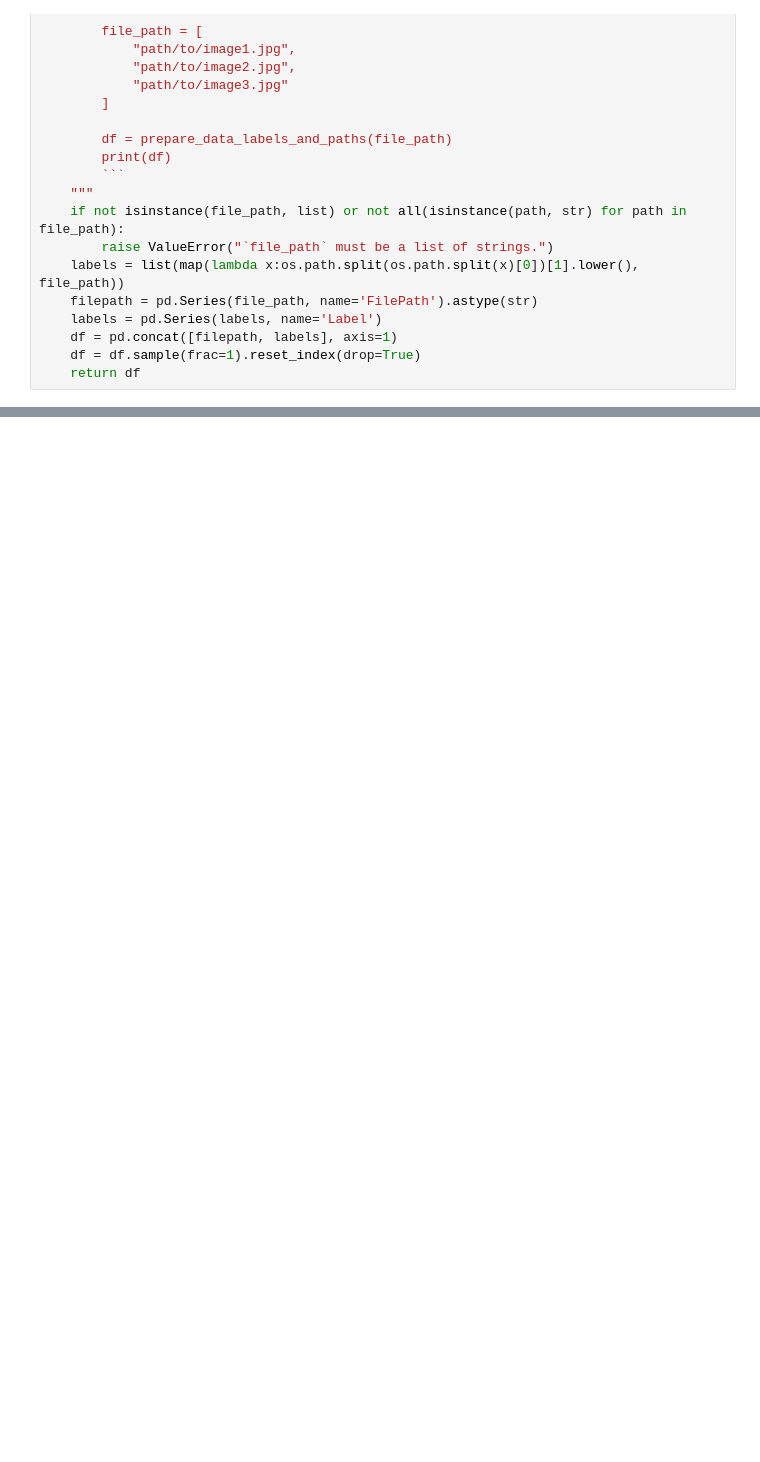
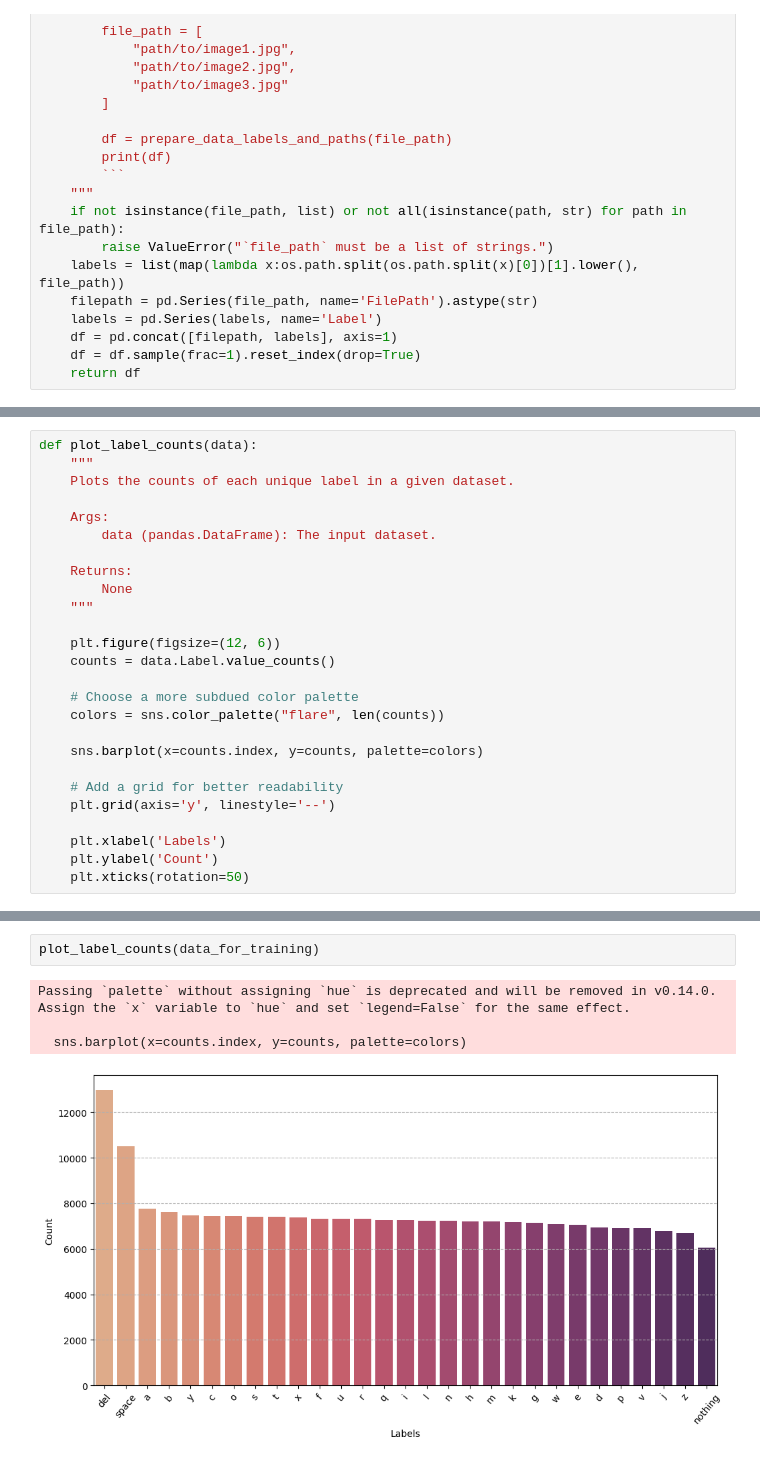
Before and after one commit to Mousa-mahmood-hilal/American_Sign_Language-, a Jupyter notebook: American_Sign_Language.ipynb, the cells around one changed output, grey strips where cells are left out. Saved outputs shown, nothing was run; the diff lists cells and outputs as text; blank space fills up the shorter version.

```diff
--- a/American_Sign_Language.ipynb
+++ b/American_Sign_Language.ipynb
@@ -132,0 +207,26 @@ len(data_for_training)
+# %%
+def plot_label_counts(data):
+    """
+    Plots the counts of each unique label in a given dataset.
+
+    Args:
+        data (pandas.DataFrame): The input dataset.
+
+    Returns:
+        None
+    """
+
+    plt.figure(figsize=(12, 6))
+    counts = data.Label.value_counts()
+
+    # Choose a more subdued color palette
+    colors = sns.color_palette("flare", len(counts))
+
+    sns.barplot(x=counts.index, y=counts, palette=colors)
+
+    # Add a grid for better readability
+    plt.grid(axis='y', linestyle='--')
+
+    plt.xlabel('Labels')
+    plt.ylabel('Count')
+    plt.xticks(rotation=50)
@@ -132,0 +263,7 @@ len(data_for_training)
+# %%
+plot_label_counts(data_for_training)
+# %% [output]
+Passing `palette` without assigning `hue` is deprecated and will be removed in v0.14.0. Assign the `x` variable to `hue` and set `legend=False` for the same effect.
+
+  sns.barplot(x=counts.index, y=counts, palette=colors)
+[figure, added]
```
Also changed, not shown: parts of 46 cells of this notebook.
